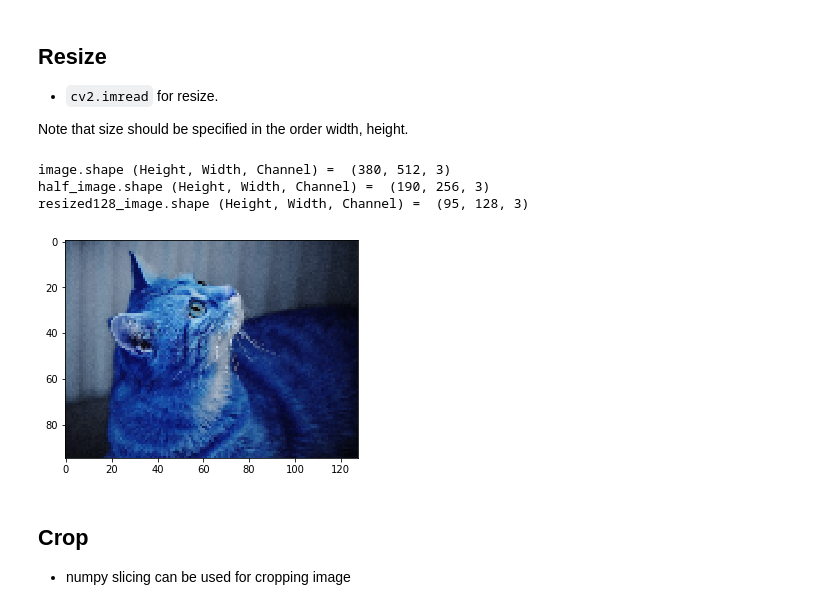
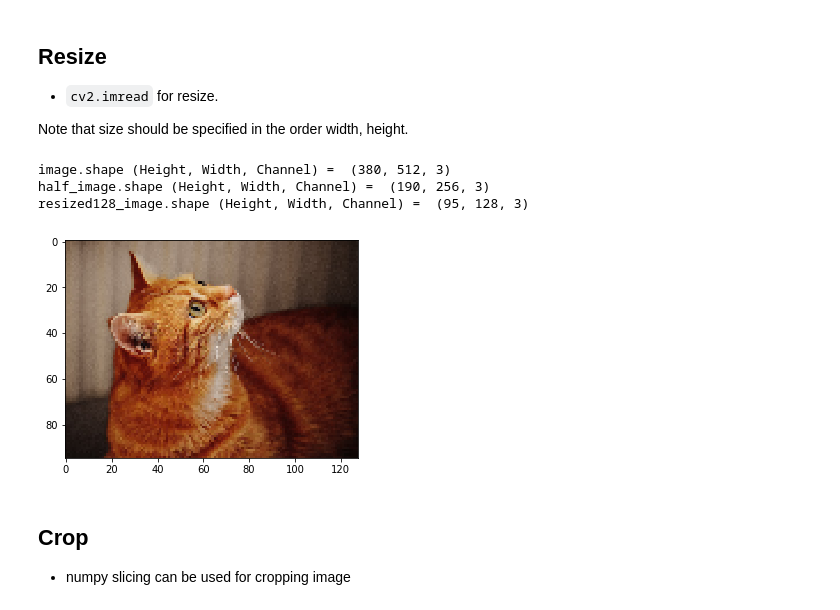
Before and after one commit to corochann/deep-learning-tutorial-with-chainer, a Jupyter notebook: src/cnn/image_processing_basic.ipynb, the cells around one changed output. Cells and saved outputs as stored; diff of their text form; code cells hidden in the pictures.

```diff
--- a/src/cnn/image_processing_basic.ipynb
+++ b/src/cnn/image_processing_basic.ipynb
@@ -99,35 +99,35 @@ Note that size should be specified in the order width, height.
 # %%
 %matplotlib inline
 print('image.shape (Height, Width, Channel) = ', image.shape)
 
 # Resize image to half size
 height, width = image.shape[:2]
 half_image = cv2.resize(image, (width//2, height//2))  # size must be int
 print('half_image.shape (Height, Width, Channel) = ', half_image.shape)
 plt.imshow(half_image)
 plt.savefig('./src/cnn/images/out_half.jpeg')
 
 
 # Resize image by specifying longer side size
 def resize_longedge(image, pixel):
     """Resize the input image
 
     Longer edge size will be `pixel`, and aspect ratio doesn't change
     """
     height, width = image.shape[:2]
     longer_side = max(height, width)
     ratio = float(pixel) / longer_side
     return cv2.resize(image, None, fx=ratio, fy=ratio)  # size must be int
 
-resized128_image = resize_longedge(cv2.cvtColor(image, cv2.COLOR_RGB2BGR), 128)
+resized128_image = resize_longedge(image, 128)
 print('resized128_image.shape (Height, Width, Channel) = ', resized128_image.shape)
 plt.imshow(resized128_image)
 plt.savefig('./src/cnn/images/out_resized128.jpeg')
 # %% [output]
 image.shape (Height, Width, Channel) =  (380, 512, 3)
 half_image.shape (Height, Width, Channel) =  (190, 256, 3)
 resized128_image.shape (Height, Width, Channel) =  (95, 128, 3)
-[figure, old version]
+[figure, new version]
 # %% [markdown]
 ## Crop
 
```
Also changed, not shown: parts of 3 cells of this notebook, 3 other files.
